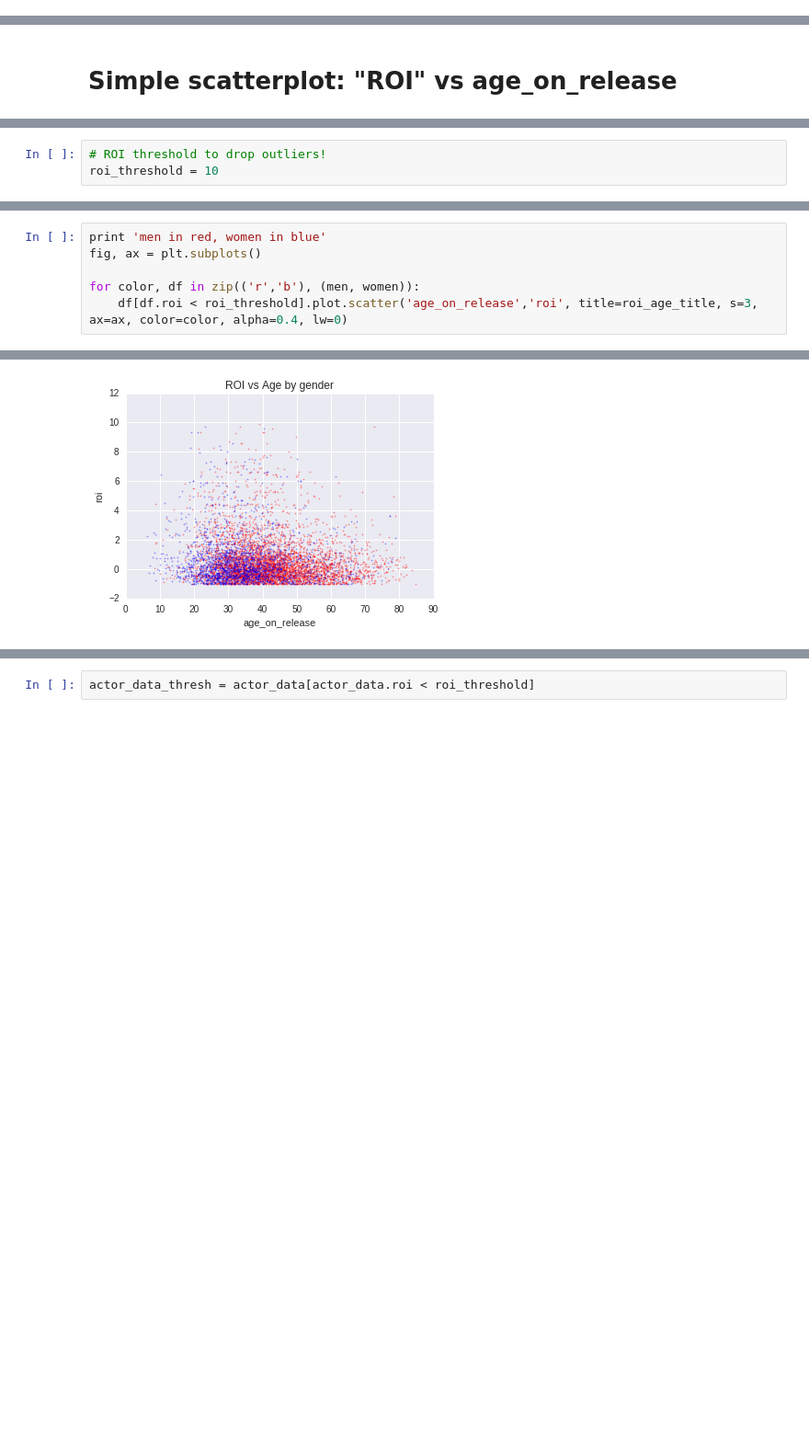
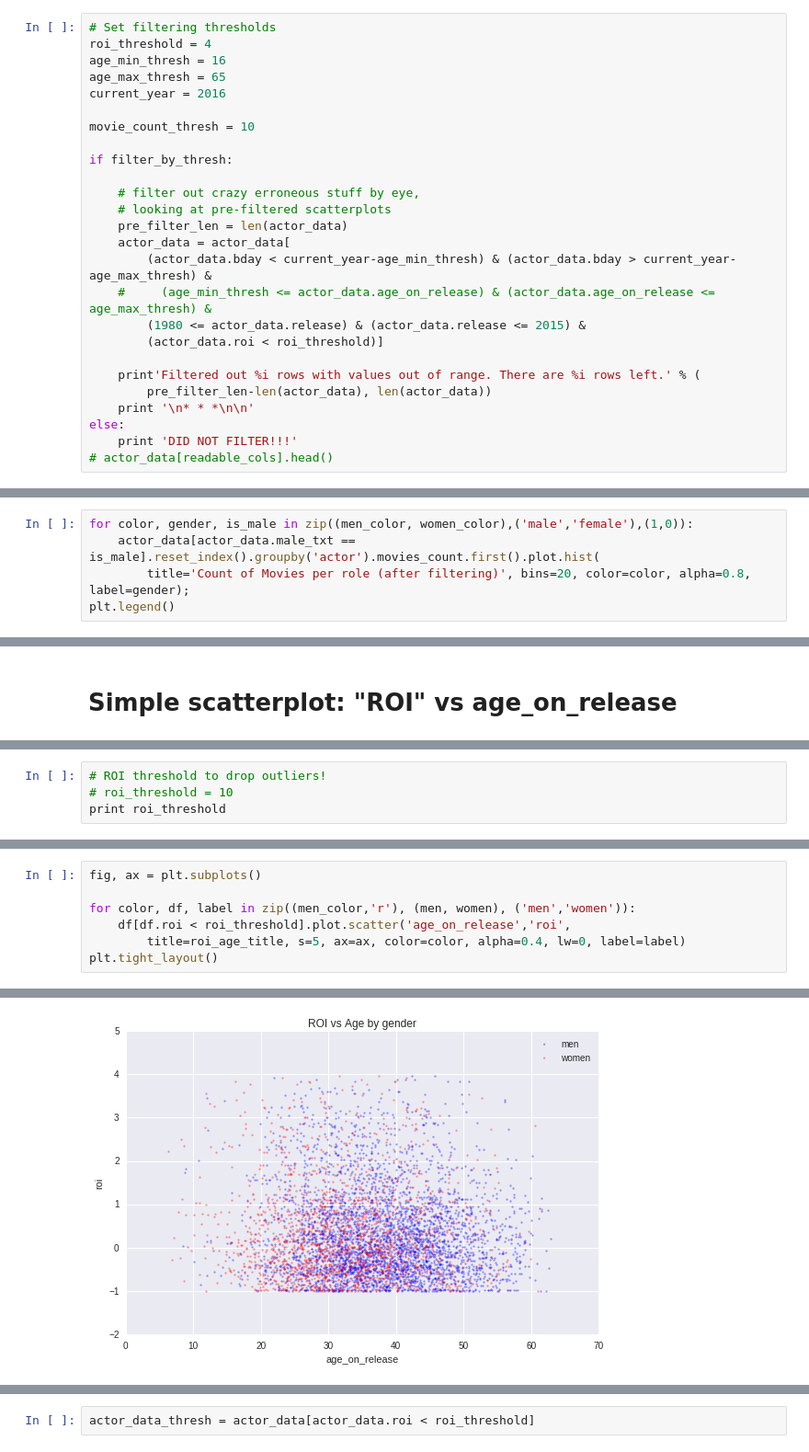
Before and after one commit to IanLondon/actor-age-curves, a Jupyter notebook: actor-regression-sklearn-joined-budget.ipynb, the cells around one changed output, grey strips where cells are left out. Shown at 92% size. Saved outputs shown, nothing was run; the diff lists cells and outputs as text; blank space fills up the shorter version.

```diff
--- a/actor-regression-sklearn-joined-budget.ipynb
+++ b/actor-regression-sklearn-joined-budget.ipynb
@@ -92,0 +70,26 @@ actor_data[readable_cols].head(10)
+# %%
+# Set filtering thresholds
+roi_threshold = 4
+age_min_thresh = 16
+age_max_thresh = 65
+current_year = 2016
+
+movie_count_thresh = 10
+
+if filter_by_thresh:
+
+    # filter out crazy erroneous stuff by eye,
+    # looking at pre-filtered scatterplots
+    pre_filter_len = len(actor_data)
+    actor_data = actor_data[
+        (actor_data.bday < current_year-age_min_thresh) & (actor_data.bday > current_year-age_max_thresh) &
+    #     (age_min_thresh <= actor_data.age_on_release) & (actor_data.age_on_release <= age_max_thresh) &
+        (1980 <= actor_data.release) & (actor_data.release <= 2015) &
+        (actor_data.roi < roi_threshold)]
+
+    print'Filtered out %i rows with values out of range. There are %i rows left.' % (
+        pre_filter_len-len(actor_data), len(actor_data))
+    print '\n* * *\n\n'
+else:
+    print 'DID NOT FILTER!!!'
+# actor_data[readable_cols].head()
@@ -109,0 +115,5 @@ removed 1751 actors, 7192 left
+# %%
+for color, gender, is_male in zip((men_color, women_color),('male','female'),(1,0)):
+    actor_data[actor_data.male_txt == is_male].reset_index().groupby('actor').movies_count.first().plot.hist(
+        title='Count of Movies per role (after filtering)', bins=20, color=color, alpha=0.8, label=gender);
+plt.legend()
@@ -599,3 +667,4 @@ for color, df in zip(('r','b'), (men, women)):
 # %%
 # ROI threshold to drop outliers!
-roi_threshold = 10
+# roi_threshold = 10
+print roi_threshold
@@ -602,7 +673,8 @@ roi_threshold = 10
 # %%
-print 'men in red, women in blue'
 fig, ax = plt.subplots()
 
-for color, df in zip(('r','b'), (men, women)):
-    df[df.roi < roi_threshold].plot.scatter('age_on_release','roi', title=roi_age_title, s=3, ax=ax, color=color, alpha=0.4, lw=0)
+for color, df, label in zip((men_color,'r'), (men, women), ('men','women')):
+    df[df.roi < roi_threshold].plot.scatter('age_on_release','roi',
+        title=roi_age_title, s=5, ax=ax, color=color, alpha=0.4, lw=0, label=label)
+plt.tight_layout()
 # %% [output]
@@ -610,3 +681,3 @@ men in red, women in blue
-[figure, old version]
+[figure, new version]
 # %% [markdown]
 # Try the full-feature linear model with thresholded ROIs
```
Also changed, not shown: parts of 74 cells of this notebook.
